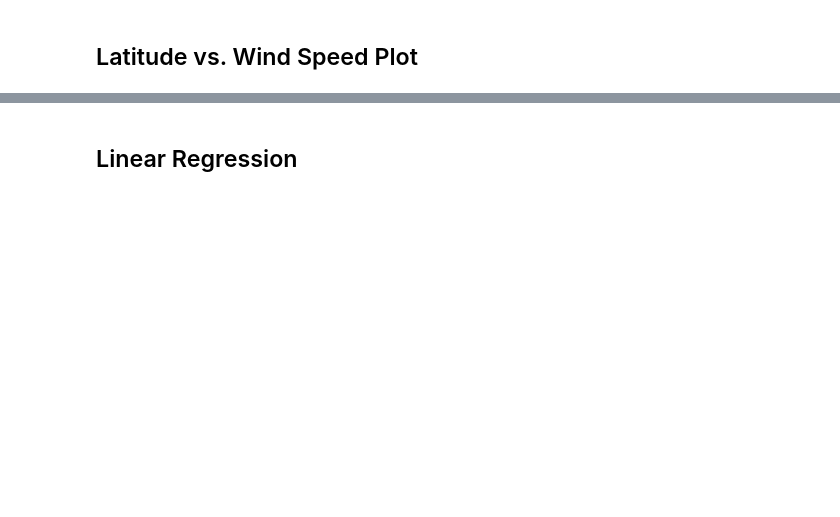
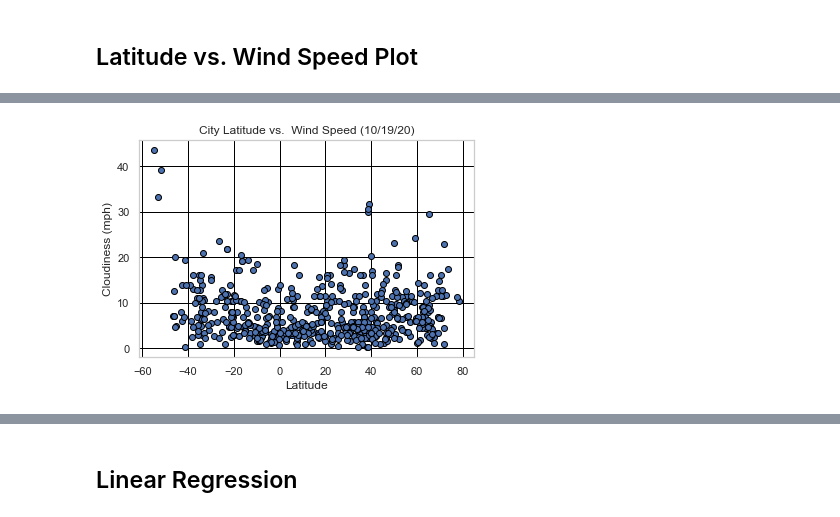
Before and after one commit to benwbarr/Python-API, a Jupyter notebook: WeatherPy/.ipynb, the cells around one changed output, grey strips where cells are left out. Drawn from its saved outputs; the diff is of its cells as text; code cells hidden in the pictures; blank space fills up the shorter version.

```diff
--- a/WeatherPy/.ipynb
+++ b/WeatherPy/.ipynb
@@ -283,0 +295,14 @@ plt.grid (b=True,which='major',axis='both',linestyle='-',color='blue')
+# %%
+#Latitude vs Cloudiness Plot
+plt.scatter(weather_df['Lat'],weather_df['Wind Speed'],edgecolors='black',facecolors='b')
+plt.title('City Latitude vs.  Wind Speed (10/19/20)')
+plt.xlabel('Latitude')
+plt.ylabel('Cloudiness (mph)')
+plt.grid (b=True,which='major',axis='both',linestyle='-',color='black')
+plt.savefig('Figures/LvW.png')
+plt.show()
+
+# The code is analizong the wind speed at different latitude points
+# Wind speed basically stays between 0 and 20 no matter the latitude, with only a few outliers
+# %% [output]
+[figure, added]
```
Also changed, not shown: parts of 28 cells of this notebook, 1 other file.
